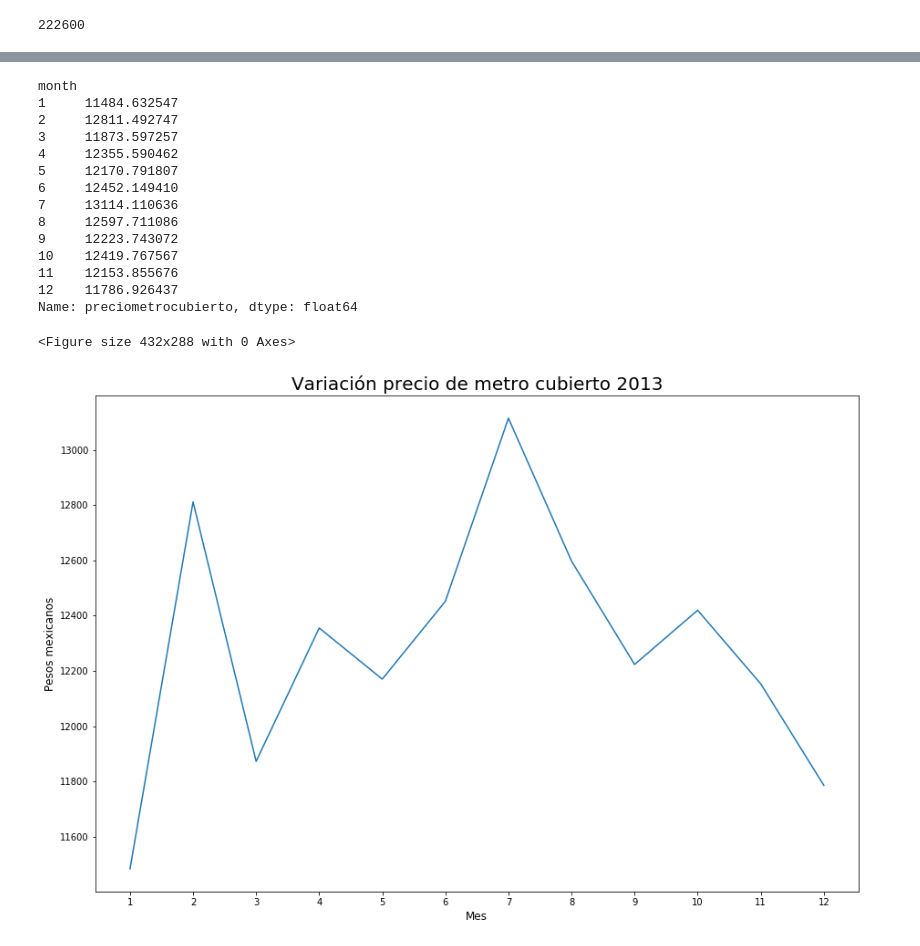
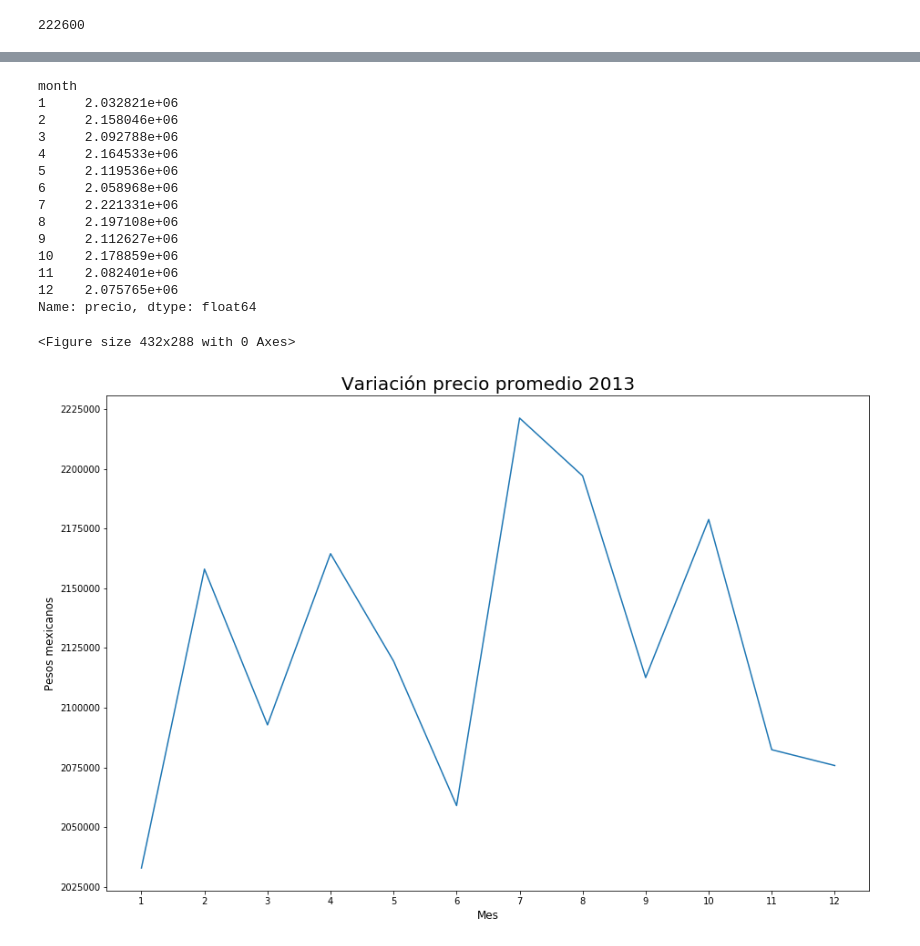
Before and after one commit to gdbien/9558-Organizacion-de-Datos, a Jupyter notebook: TP1/JuanPablo/tp1_jp.ipynb, the cells around one changed output, grey strips where cells are left out. Cells and saved outputs as stored; diff of their text form; code cells hidden in the pictures.

```diff
--- a/TP1/JuanPablo/tp1_jp.ipynb
+++ b/TP1/JuanPablo/tp1_jp.ipynb
@@ -169,32 +169,32 @@ plt.show()
 # %%
 df_2013 = df_by_year.get_group(2013)
-mean_2013 = df_2013.groupby('month').preciometrocubierto.mean()
+mean_2013 = df_2013.groupby('month').precio.mean()
 print(mean_2013)
 plt.figure()
 plt.subplots(figsize=(15,10))
 plt.plot(mean_2013.index, mean_2013.values)
-plt.title('Variación precio de metro cubierto 2013', fontsize=20)
+plt.title('Variación precio promedio 2013', fontsize=20)
 plt.xlabel('Mes', fontsize=12)
 plt.ylabel('Pesos mexicanos', fontsize=12)
 plt.xticks(mean_2013.index)
-plt.savefig('precio_metrocubierto_2013.png', bbox_inches = 'tight')
+plt.savefig('precio_2013.png', bbox_inches = 'tight')
 plt.show()
 # %% [output]
 month
-1     11484.632547
-2     12811.492747
-3     11873.597257
-4     12355.590462
-5     12170.791807
-6     12452.149410
-7     13114.110636
-8     12597.711086
-9     12223.743072
-10    12419.767567
-11    12153.855676
-12    11786.926437
-Name: preciometrocubierto, dtype: float64
+1     2.032821e+06
+2     2.158046e+06
+3     2.092788e+06
+4     2.164533e+06
+5     2.119536e+06
+6     2.058968e+06
+7     2.221331e+06
+8     2.197108e+06
+9     2.112627e+06
+10    2.178859e+06
+11    2.082401e+06
+12    2.075765e+06
+Name: precio, dtype: float64
 <Figure size 432x288 with 0 Axes>
-[figure, old version]
+[figure, new version]
 # %%
 df_2014 = df_by_year.get_group(2014)
```
Also changed, not shown: parts of 25 cells of this notebook.
